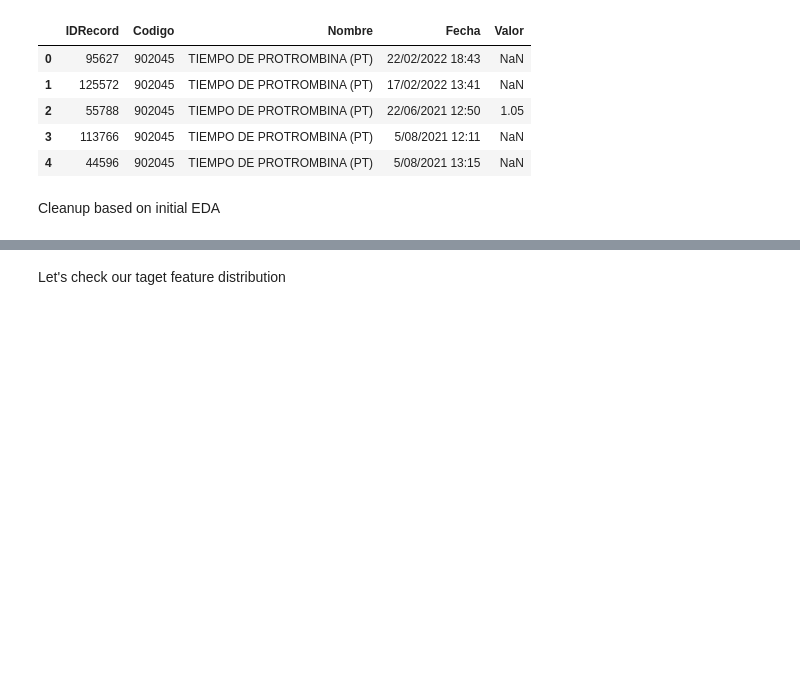
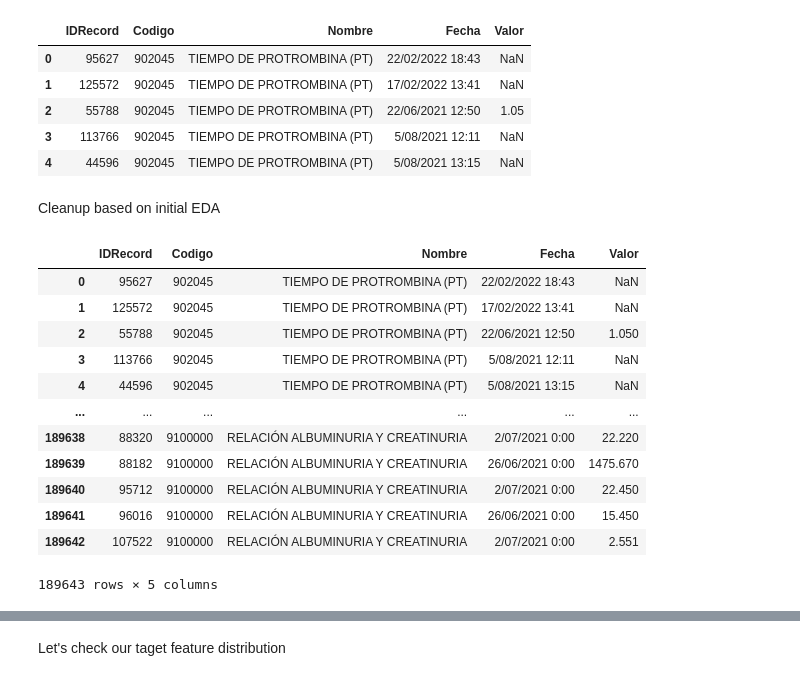
Before and after one commit to JuanGomez12/DataScience4AllProject, a Jupyter notebook: scripts/deep_EDA.ipynb, the cells around one changed output, grey strips where cells are left out. Saved outputs shown, nothing was run; the diff lists cells and outputs as text; code cells hidden in the pictures; blank space fills up the shorter version.

```diff
--- a/scripts/deep_EDA.ipynb
+++ b/scripts/deep_EDA.ipynb
@@ -72,6 +74,23 @@ laboratorios.head()
 | 4 | 44596 | 902045 | TIEMPO DE PROTROMBINA (PT) | 5/08/2021 13:15 | NaN |
 # %% [markdown]
 Cleanup based on initial EDA
+# %%
+laboratorios['Valor'] = pd.to_numeric(laboratorios.Valor, errors='coerce')
+laboratorios
+# %% [output]
+|  | IDRecord | Codigo | Nombre | Fecha | Valor |
+| 0 | 95627 | 902045 | TIEMPO DE PROTROMBINA (PT) | 22/02/2022 18:43 | NaN |
+| 1 | 125572 | 902045 | TIEMPO DE PROTROMBINA (PT) | 17/02/2022 13:41 | NaN |
+| 2 | 55788 | 902045 | TIEMPO DE PROTROMBINA (PT) | 22/06/2021 12:50 | 1.050 |
+| 3 | 113766 | 902045 | TIEMPO DE PROTROMBINA (PT) | 5/08/2021 12:11 | NaN |
+| 4 | 44596 | 902045 | TIEMPO DE PROTROMBINA (PT) | 5/08/2021 13:15 | NaN |
+| ... | ... | ... | ... | ... | ... |
+| 189638 | 88320 | 9100000 | RELACIÓN ALBUMINURIA Y CREATINURIA | 2/07/2021 0:00 | 22.220 |
+| 189639 | 88182 | 9100000 | RELACIÓN ALBUMINURIA Y CREATINURIA | 26/06/2021 0:00 | 1475.670 |
+| 189640 | 95712 | 9100000 | RELACIÓN ALBUMINURIA Y CREATINURIA | 2/07/2021 0:00 | 22.450 |
+| 189641 | 96016 | 9100000 | RELACIÓN ALBUMINURIA Y CREATINURIA | 26/06/2021 0:00 | 15.450 |
+| 189642 | 107522 | 9100000 | RELACIÓN ALBUMINURIA Y CREATINURIA | 2/07/2021 0:00 | 2.551 |
+189643 rows × 5 columns
 # %%
 notas = preprocess_notas(notas)
 notas.head()
```
Also changed, not shown: parts of 16 cells of this notebook.
